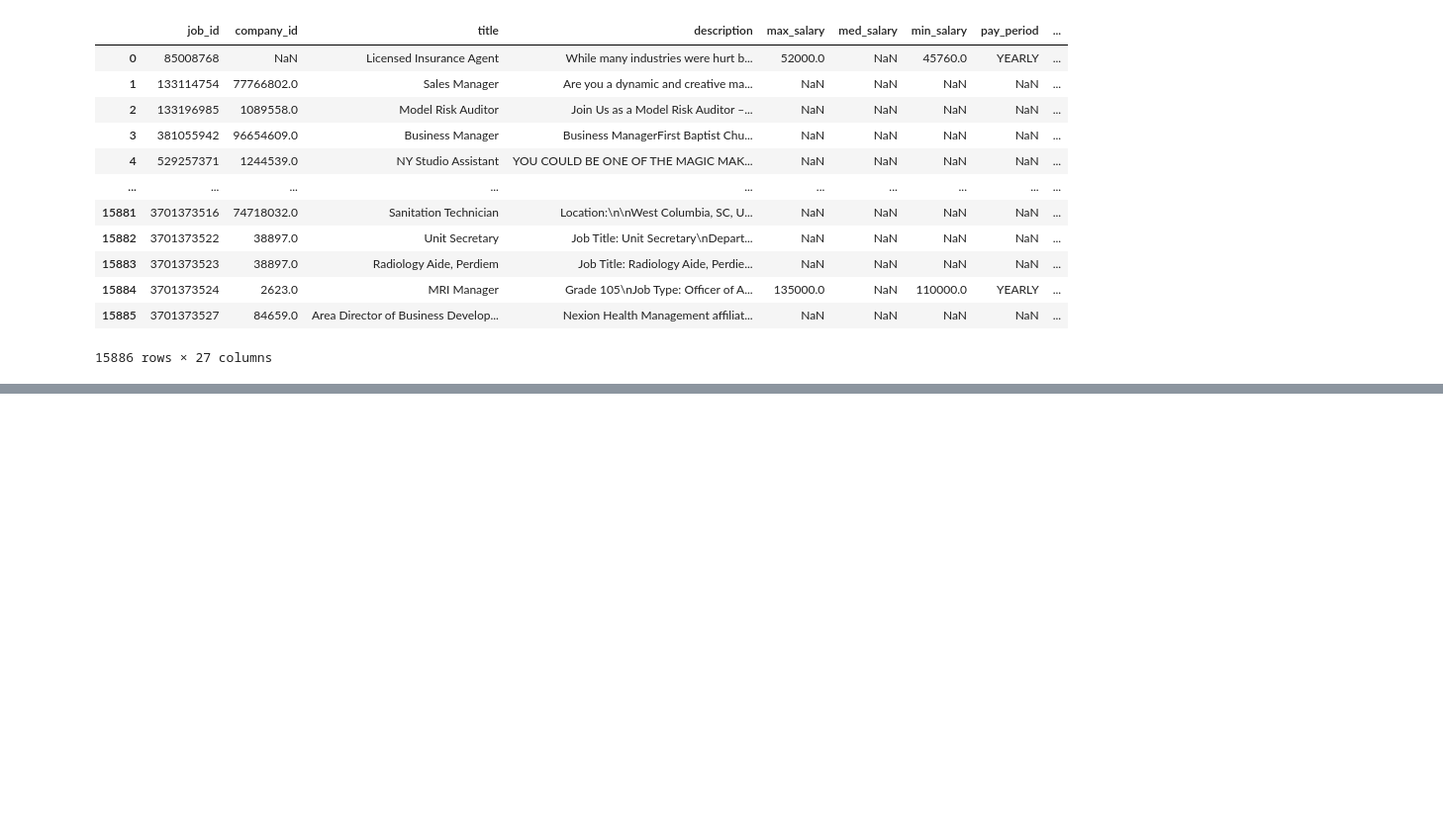
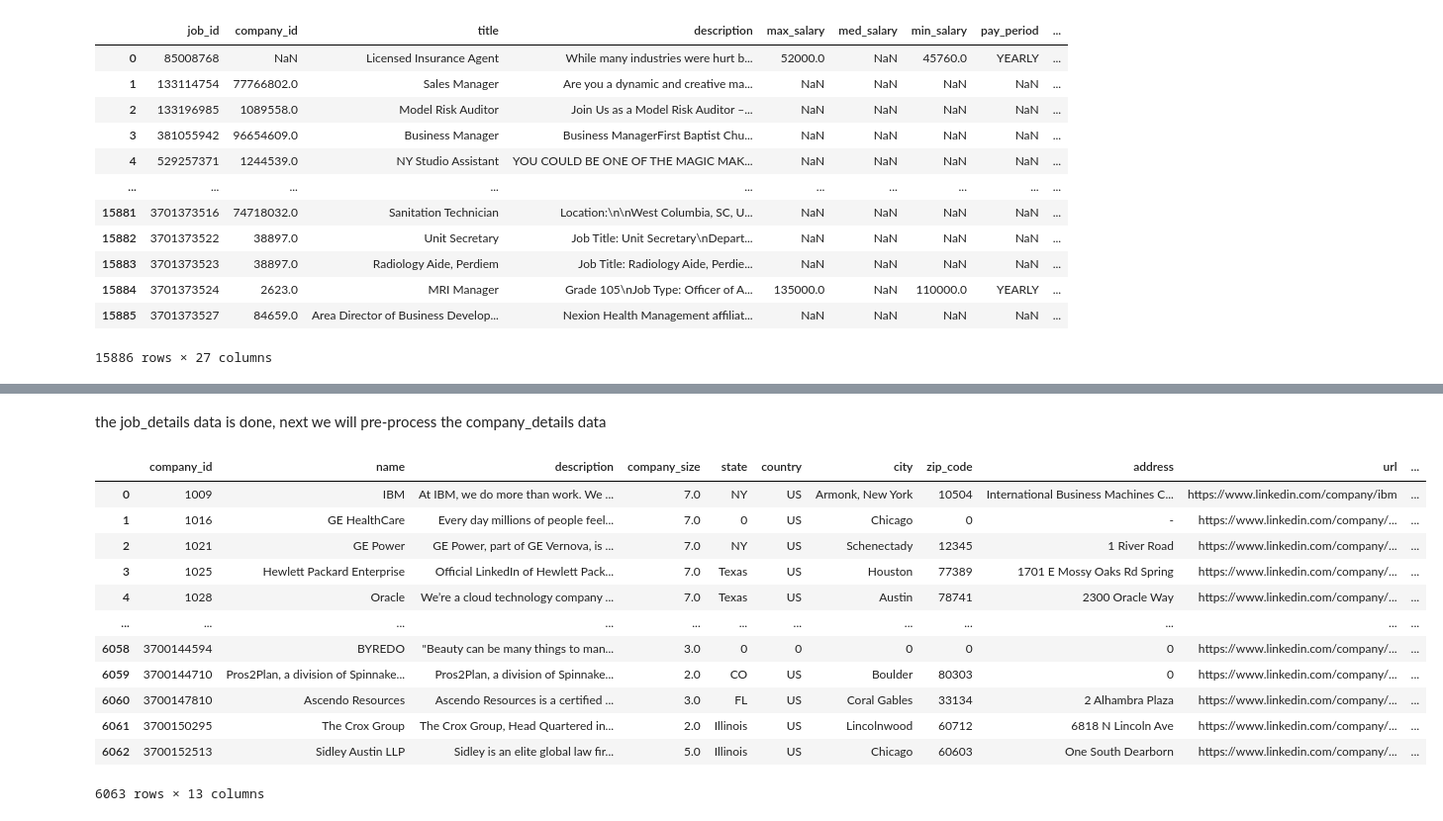
Before and after one commit to enricofindley/ds-project, a Jupyter notebook: linkedin-job-postings-2023-data-analysis.ipynb, the cells around one changed output, grey strips where cells are left out. Shown: that part at 99% size. Saved outputs shown, nothing was run; the diff lists cells and outputs as text; code cells hidden in the pictures; blank space fills up the shorter version.

Commit message:
Kaggle Notebook | LinkedIn Job Postings 2023 Data Analysis | Version 3

```diff
--- a/linkedin-job-postings-2023-data-analysis.ipynb
+++ b/linkedin-job-postings-2023-data-analysis.ipynb
@@ -40,0 +91,32 @@ memory usage: 3.3+ MB
+# %% [markdown]
+the job_details data is done, next we will pre-process the company_details data
+# %%
+company_data = pd.read_csv("/kaggle/input/linkedin-job-postings/company_details/companies.csv")
+
+company_industries_data = pd.read_csv("/kaggle/input/linkedin-job-postings/company_details/company_industries.csv")
+company_industries_data = company_industries_data.groupby('company_id')['industry'].agg(lambda x: ', '.join(x)).reset_index() # aggregate same company industries
+
+company_specialities_data = pd.read_csv("/kaggle/input/linkedin-job-postings/company_details/company_specialities.csv")
+company_specialities_data = company_specialities_data.groupby('company_id')['speciality'].agg(lambda x: ', '.join(x)).reset_index() # aggregate same company specialities
+
+employee_counts_data = pd.read_csv("/kaggle/input/linkedin-job-postings/company_details/employee_counts.csv")
+employee_counts_data = employee_counts_data.groupby('company_id')['time_recorded'].max().reset_index() # get newest data based on 'time_recorded' column
+
+company_data = company_data.merge(company_industries_data, on="company_id", how="left")
+company_data = company_data.merge(company_specialities_data, on="company_id", how="left")
+company_data = company_data.merge(employee_counts_data, on="company_id", how="left")
+company_data
+# %% [output]
+|  | company_id | name | description | company_size | state | country | city | zip_code | address | url | ... |
+| 0 | 1009 | IBM | At IBM, we do more than work. We ... | 7.0 | NY | US | Armonk, New York | 10504 | International Business Machines C... | https://www.linkedin.com/company/ibm | ... |
+| 1 | 1016 | GE HealthCare | Every day millions of people feel... | 7.0 | 0 | US | Chicago | 0 | - | https://www.linkedin.com/company/... | ... |
+| 2 | 1021 | GE Power | GE Power, part of GE Vernova, is ... | 7.0 | NY | US | Schenectady | 12345 | 1 River Road | https://www.linkedin.com/company/... | ... |
+| 3 | 1025 | Hewlett Packard Enterprise | Official LinkedIn of Hewlett Pack... | 7.0 | Texas | US | Houston | 77389 | 1701 E Mossy Oaks Rd Spring | https://www.linkedin.com/company/... | ... |
+| 4 | 1028 | Oracle | We’re a cloud technology company ... | 7.0 | Texas | US | Austin | 78741 | 2300 Oracle Way | https://www.linkedin.com/company/... | ... |
+| ... | ... | ... | ... | ... | ... | ... | ... | ... | ... | ... | ... |
+| 6058 | 3700144594 | BYREDO | "Beauty can be many things to man... | 3.0 | 0 | 0 | 0 | 0 | 0 | https://www.linkedin.com/company/... | ... |
+| 6059 | 3700144710 | Pros2Plan, a division of Spinnake... | Pros2Plan, a division of Spinnake... | 2.0 | CO | US | Boulder | 80303 | 0 | https://www.linkedin.com/company/... | ... |
+| 6060 | 3700147810 | Ascendo Resources | Ascendo Resources is a certified ... | 3.0 | FL | US | Coral Gables | 33134 | 2 Alhambra Plaza | https://www.linkedin.com/company/... | ... |
+| 6061 | 3700150295 | The Crox Group | The Crox Group, Head Quartered in... | 2.0 | Illinois | US | Lincolnwood | 60712 | 6818 N Lincoln Ave | https://www.linkedin.com/company/... | ... |
+| 6062 | 3700152513 | Sidley Austin LLP | Sidley is an elite global law fir... | 5.0 | Illinois | US | Chicago | 60603 | One South Dearborn | https://www.linkedin.com/company/... | ... |
+6063 rows × 13 columns
```
Also changed, not shown: parts of 19 cells of this notebook.
